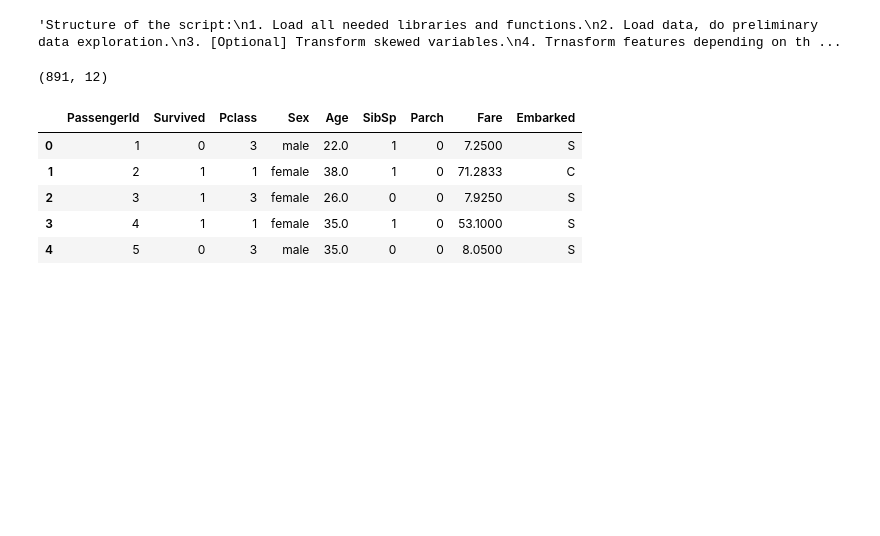
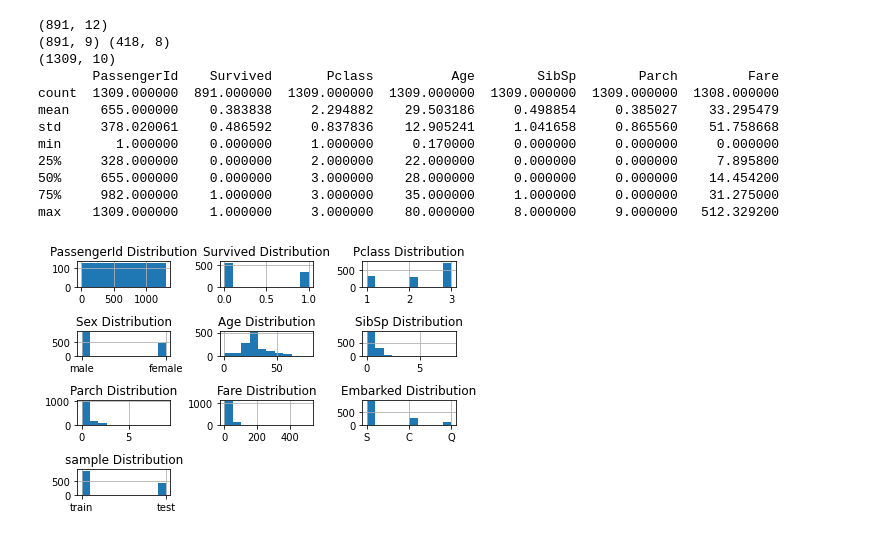
Before and after one commit to MykolaPinchuk/Kaggle, a Jupyter notebook: Projects/KProject_SpaceTitanic.ipynb, the cells around one changed output. Saved outputs shown, nothing was run; the diff lists cells and outputs as text; code cells hidden in the pictures; blank space fills up the shorter version.

Commit message:
Kaggle Notebook | KProject_Titanic | Version 13

```diff
--- a/Projects/KProject_SpaceTitanic.ipynb
+++ b/Projects/KProject_SpaceTitanic.ipynb
@@ -14,5 +14,35 @@
 8. Evaluate performance of the selected models on test sample.
 """
 # it is not the latest ML template. See HackerRank_ML_availability_final for later version.
+
+### 1.Load main libraries ###
+
+import numpy as np
+import pandas as pd
+import os
+import seaborn as sns
+import matplotlib.pyplot as plt
+import time
+
+from sklearn import svm
+from sklearn.preprocessing import LabelBinarizer, LabelEncoder, OrdinalEncoder, MinMaxScaler, StandardScaler
+from sklearn.linear_model import LogisticRegression
+from sklearn.model_selection import cross_val_score, cross_val_predict, GridSearchCV, train_test_split
+from sklearn.neighbors import KNeighborsClassifier
+from sklearn.tree import DecisionTreeClassifier
+from sklearn.ensemble import RandomForestRegressor, RandomForestClassifier
+from xgboost import XGBRegressor, XGBClassifier
+
+pd.set_option('display.max_columns', 20)
+pd.set_option('mode.chained_assignment', None)
+pd.set_option('display.expand_frame_repr', False)
+
+def draw_histograms(df, variables, n_rows, n_cols):
+    # stolen from https://stackoverflow.com/questions/29530355/plotting-multiple-histograms-in-grid
+    fig=plt.figure()
+    for i, var_name in enumerate(variables):
+        ax=fig.add_subplot(n_rows,n_cols,i+1)
+        df[var_name].hist(bins=10,ax=ax)
+        ax.set_title(var_name+" Distribution")
+    fig.tight_layout()
+    plt.show()
-# %% [output]
-'Structure of the script:\n1. Load all needed libraries and functions.\n2. Load data, do preliminary data exploration.\n3. [Optional] Transform skewed variables.\n4. Trnasform features depending on th ...
@@ -51,17 +49,43 @@ def draw_histograms(df, variables, n_rows, n_cols):
 # %%
 ### 2.Load data ###
 
 path = '../input/titanic/train.csv'
 df = pd.read_csv(path) # titanic_fullsample
 print(df.shape)
 df.drop(columns=['Name', 'Ticket', 'Cabin'],inplace=True)
+df.head()
+
+test_data=pd.read_csv('../input/titanic/test.csv')
+test_data.drop(columns=['Name', 'Ticket', 'Cabin'],inplace=True)
+test_data.head()
+
+print(df.shape, test_data.shape)
+train = df.copy()
+test = test_data.copy()
+train['sample']='train'
+test['Survived'] = np.nan
+test['sample']='test'
+
+df=pd.concat([train, test])
+df.reset_index(inplace=True, drop=True)
+print(df.shape)
+df.tail(3)
+
 df.loc[df.Age.isnull(),'Age'] = df.Age.median()
-df.head()
+print(df.describe())
+# sns.pairplot(df[['Survived', 'Pclass', 'Age', 'Fare']])
+draw_histograms(df, df.columns, 4, 3)
 # %% [output]
 (891, 12)
+(891, 9) (418, 8)
+(1309, 10)
+       PassengerId    Survived       Pclass          Age        SibSp        Parch         Fare
+count  1309.000000  891.000000  1309.000000  1309.000000  1309.000000  1309.000000  1308.000000
+mean    655.000000    0.383838     2.294882    29.503186     0.498854     0.385027    33.295479
+std     378.020061    0.486592     0.837836    12.905241     1.041658     0.865560    51.758668
+min       1.000000    0.000000     1.000000     0.170000     0.000000     0.000000     0.000000
+25%     328.000000    0.000000     2.000000    22.000000     0.000000     0.000000     7.895800
+50%     655.000000    0.000000     3.000000    28.000000     0.000000     0.000000    14.454200
+75%     982.000000    1.000000     3.000000    35.000000     1.000000     0.000000    31.275000
+max    1309.000000    1.000000     3.000000    80.000000     8.000000     9.000000   512.329200
-|  | PassengerId | Survived | Pclass | Sex | Age | SibSp | Parch | Fare | Embarked |
-| 0 | 1 | 0 | 3 | male | 22.0 | 1 | 0 | 7.2500 | S |
-| 1 | 2 | 1 | 1 | female | 38.0 | 1 | 0 | 71.2833 | C |
-| 2 | 3 | 1 | 3 | female | 26.0 | 0 | 0 | 7.9250 | S |
-| 3 | 4 | 1 | 1 | female | 35.0 | 1 | 0 | 53.1000 | S |
-| 4 | 5 | 0 | 3 | male | 35.0 | 0 | 0 | 8.0500 | S |
+[figure, added]
```
Also changed, not shown: parts of 25 cells of this notebook.
